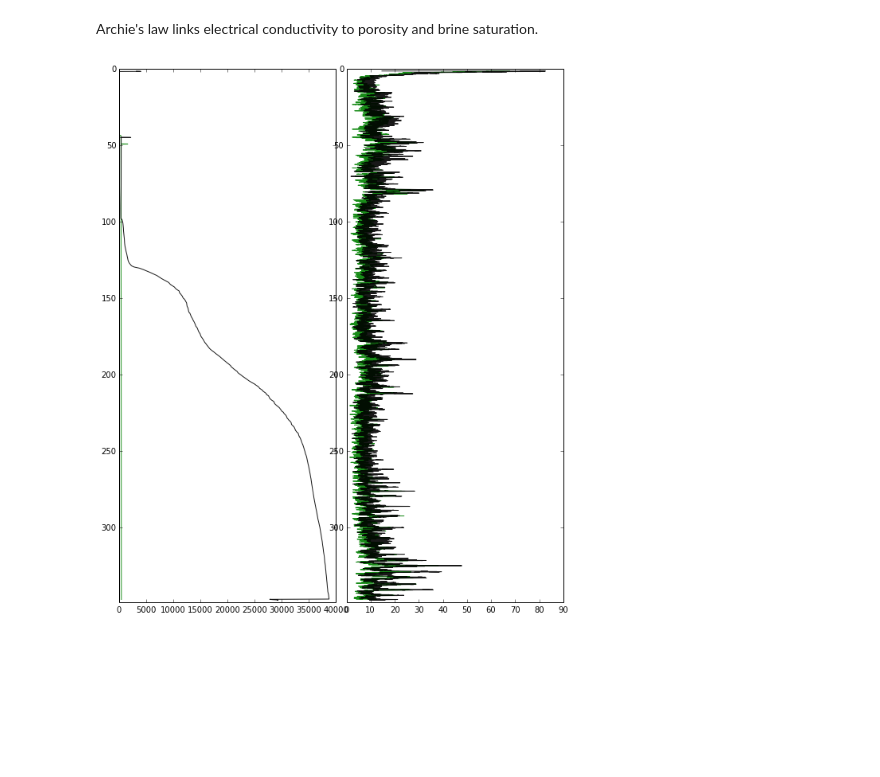
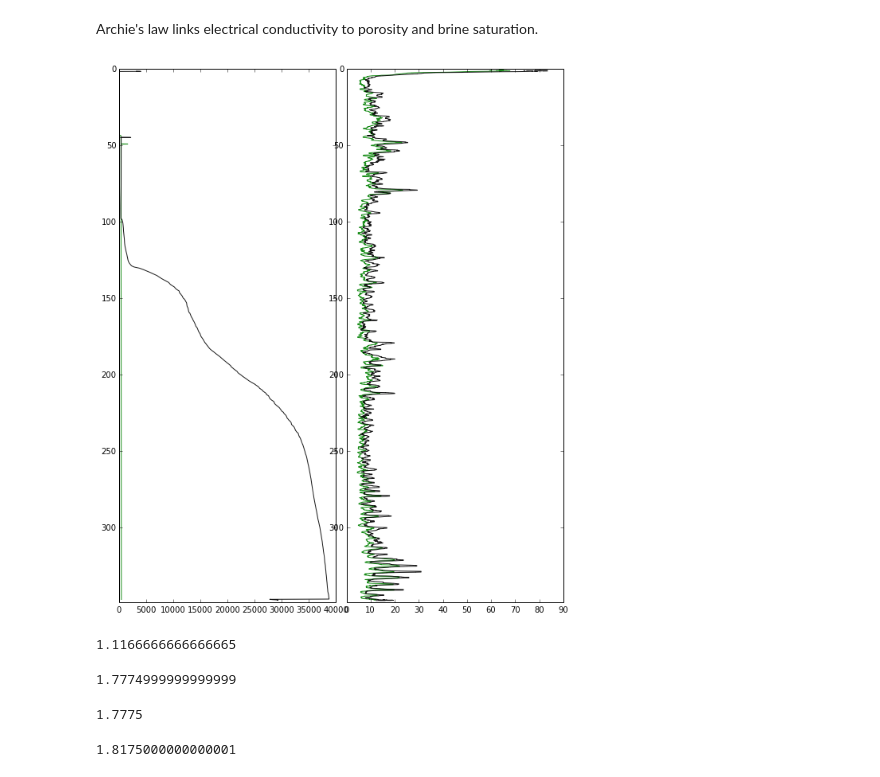
Before and after one commit to TobbeTripitaka/Dalbyover, a Jupyter notebook: Dalbyover sonic log.ipynb, the cells around one changed output. Cells and saved outputs as stored; diff of their text form; code cells hidden in the pictures; blank space fills up the shorter version.

Commit message:
update plots

```diff
--- a/Dalbyover sonic log.ipynb
+++ b/Dalbyover sonic log.ipynb
@@ -216,16 +216,32 @@ Archie's law links electrical conductivity to porosity and brine saturation.
 # %%
 fig = plt.figure(figsize=(10,12))
 fig.subplots_adjust(wspace=0.05)
 
 ax1 = plt.subplot(121)
 well_plot(data['COND_E1'],color = 'green')
 well_plot(data['COND_E2'])
 
 ax2 = plt.subplot(122)
-well_plot(data['NGAM_E1'],color = 'green')
-well_plot(data['NGAM_E2'])
+well_plot(smooth_filter(data['NGAM_E1'],101),color = 'green')
+well_plot(smooth_filter(data['NGAM_E2'],101))
 
 
 plt.show()
 # %% [output]
-[figure, old version]
+[figure, new version]
+# %%
+(1.13250+1.10000+1.11750)/3
+# %% [output]
+1.1166666666666665
+# %%
+(1.39000       +  2.23000     +    1.71250 )/3
+# %% [output]
+1.7774999999999999
+# %%
+       1.77750
+# %% [output]
+1.7775
+# %%
+(1.31500     + 2.43000 +1.70750) /3
+# %% [output]
+1.8175000000000001
```
Also changed, not shown: parts of 2 cells of this notebook.
